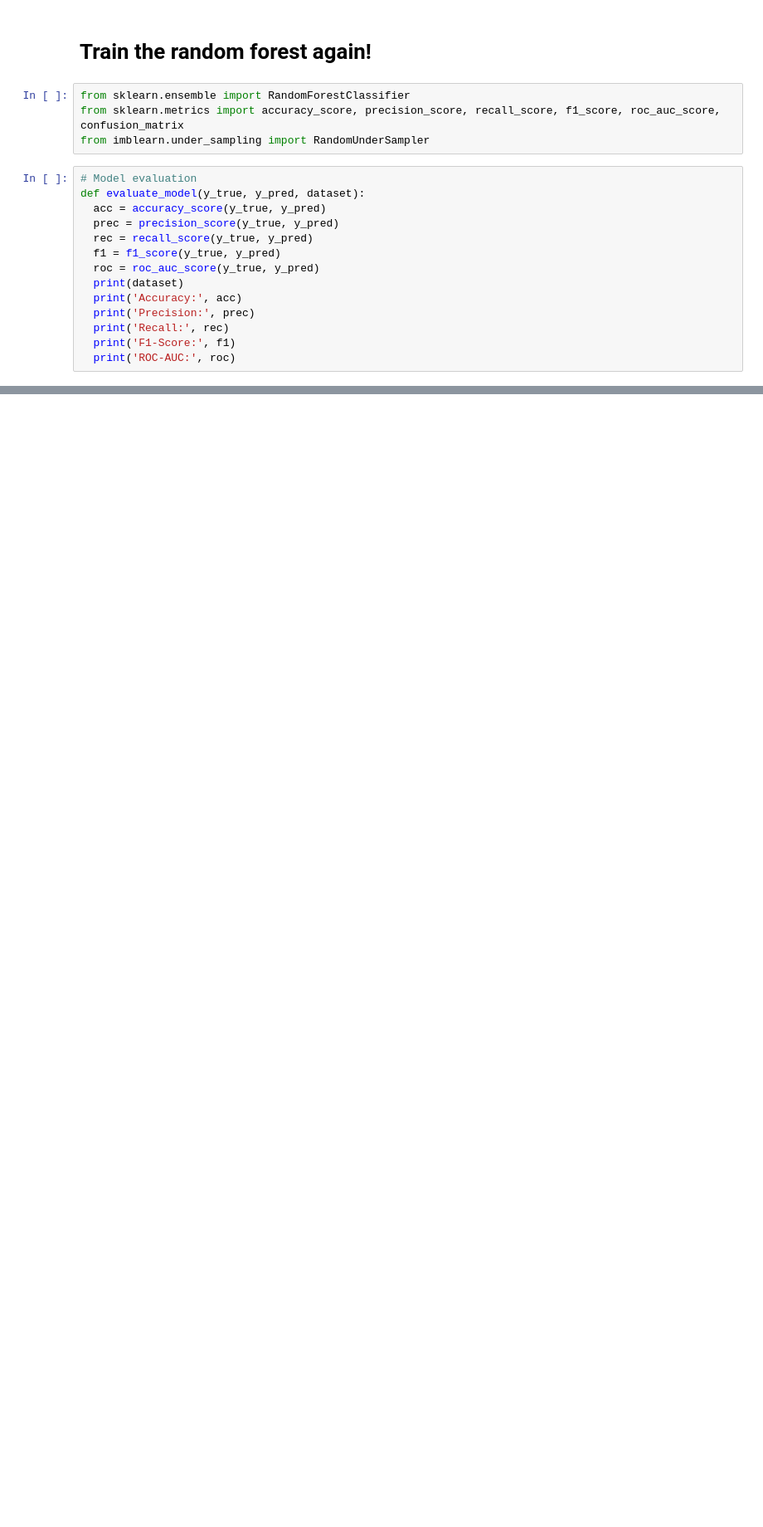
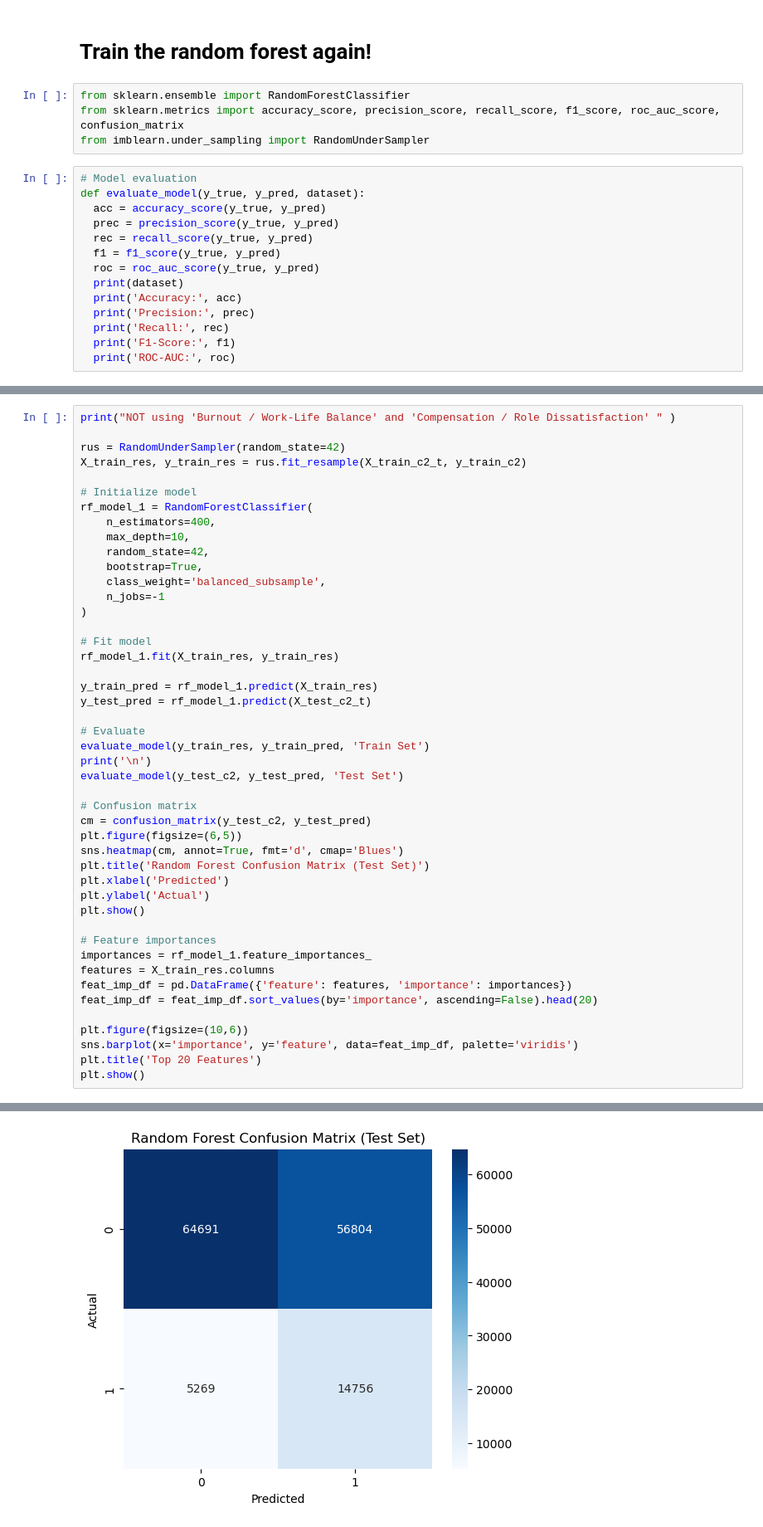
Before and after one commit to Harry-Wagener/DSE-220, a Jupyter notebook: Model2.ipynb, the cells around one changed output, grey strips where cells are left out. Shown at 83% size. Cells and saved outputs as stored; diff of their text form; blank space fills up the shorter version.

```diff
--- a/Model2.ipynb
+++ b/Model2.ipynb
@@ -430,0 +611,47 @@ ROC-AUC: 0.5592348051889146
+# %%
+print("NOT using 'Burnout / Work-Life Balance' and 'Compensation / Role Dissatisfaction' " )
+
+rus = RandomUnderSampler(random_state=42)
+X_train_res, y_train_res = rus.fit_resample(X_train_c2_t, y_train_c2)
+
+# Initialize model
+rf_model_1 = RandomForestClassifier(
+    n_estimators=400,
+    max_depth=10,
+    random_state=42,
+    bootstrap=True,
+    class_weight='balanced_subsample',
+    n_jobs=-1
+)
+
+# Fit model
+rf_model_1.fit(X_train_res, y_train_res)
+
+y_train_pred = rf_model_1.predict(X_train_res)
+y_test_pred = rf_model_1.predict(X_test_c2_t)
+
+# Evaluate
+evaluate_model(y_train_res, y_train_pred, 'Train Set')
+print('\n')
+evaluate_model(y_test_c2, y_test_pred, 'Test Set')
+
+# Confusion matrix
+cm = confusion_matrix(y_test_c2, y_test_pred)
+plt.figure(figsize=(6,5))
+sns.heatmap(cm, annot=True, fmt='d', cmap='Blues')
+plt.title('Random Forest Confusion Matrix (Test Set)')
+plt.xlabel('Predicted')
+plt.ylabel('Actual')
+plt.show()
+
+# Feature importances
+importances = rf_model_1.feature_importances_
+features = X_train_res.columns
+feat_imp_df = pd.DataFrame({'feature': features, 'importance': importances})
+feat_imp_df = feat_imp_df.sort_values(by='importance', ascending=False).head(20)
+
+plt.figure(figsize=(10,6))
+sns.barplot(x='importance', y='feature', data=feat_imp_df, palette='viridis')
+plt.title('Top 20 Features')
+plt.show()
+# %% [output]
@@ -430,0 +673 @@ ROC-AUC: 0.5592348051889146
+[figure, added]
```
Also changed, not shown: parts of 42 cells of this notebook.
